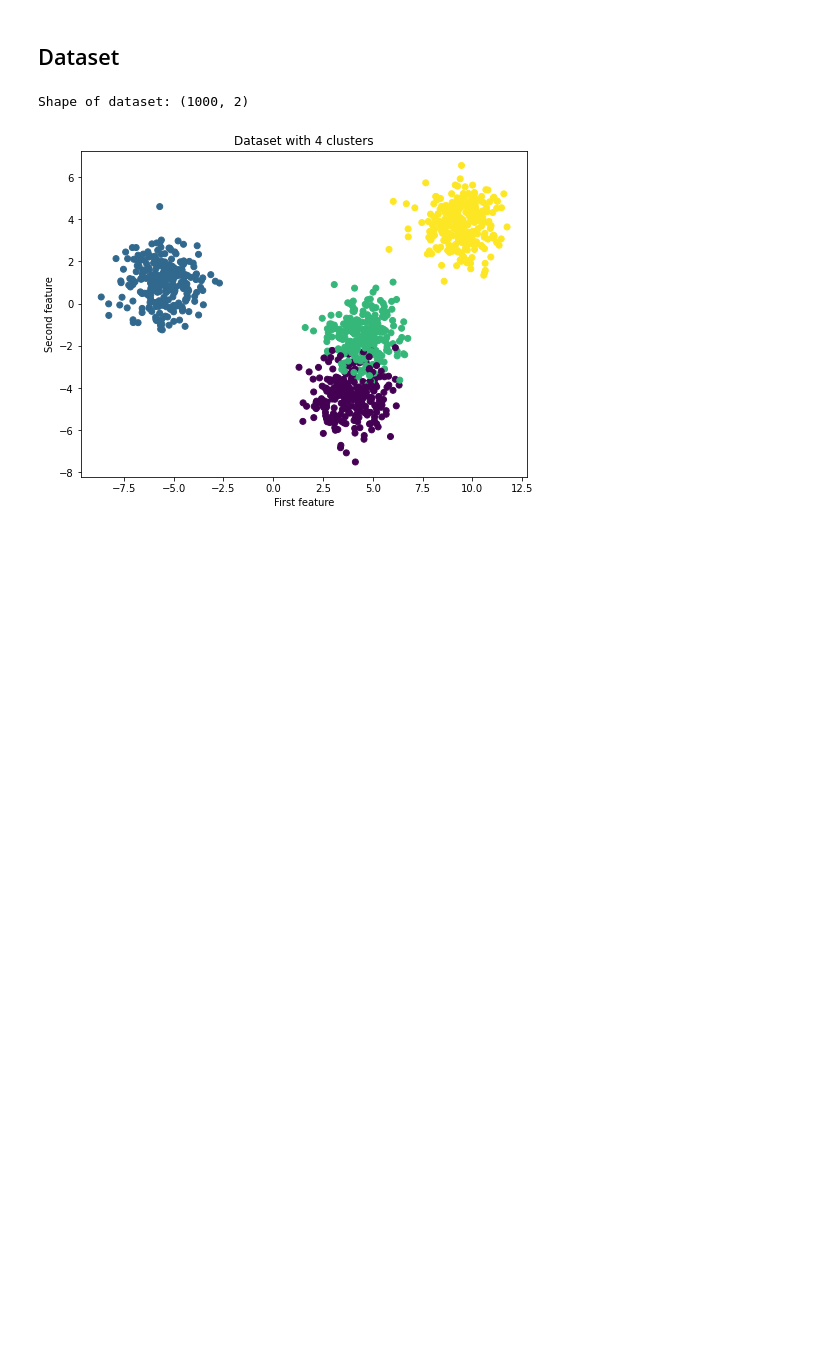
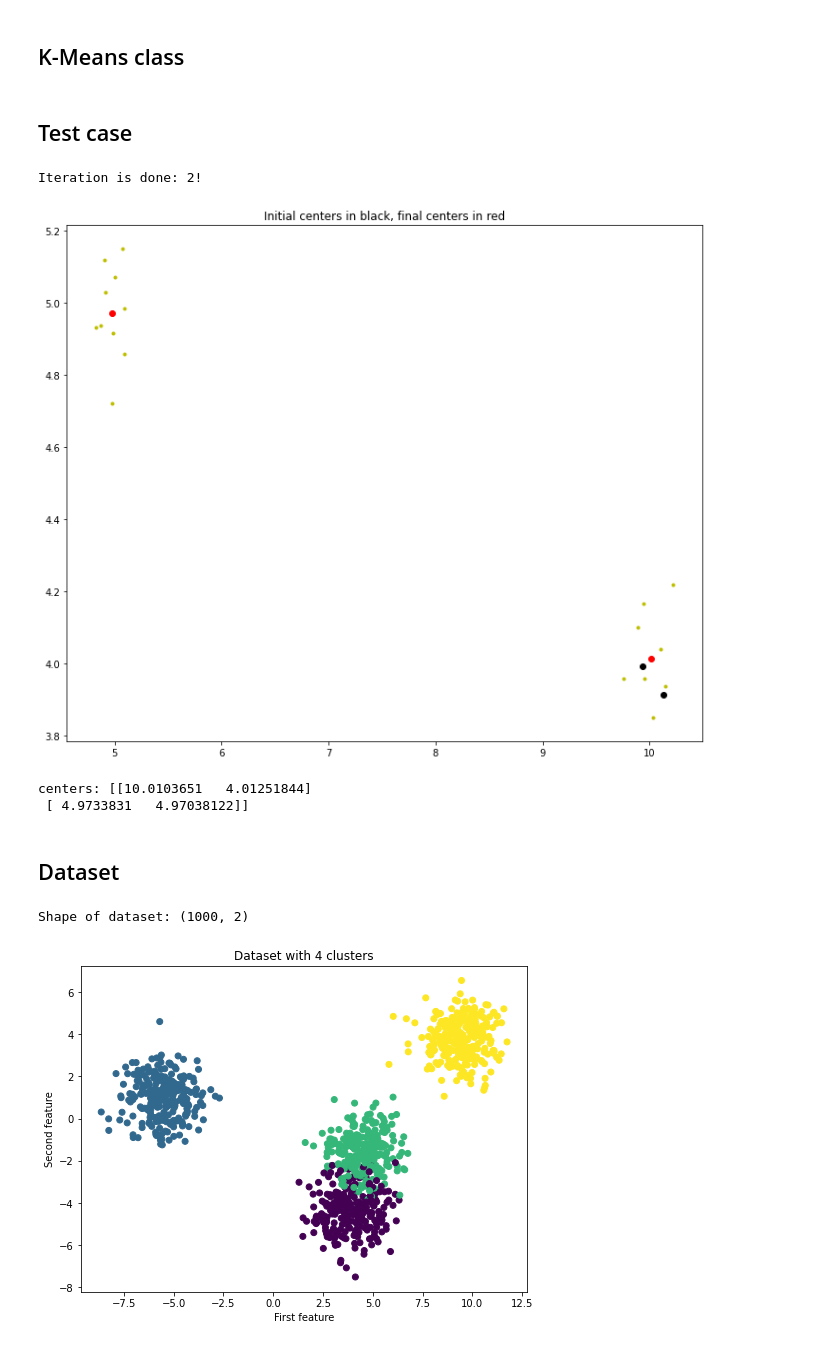
Before and after one commit to louis-xu-ustc/machine_learning_basics, a Jupyter notebook: kmeans.ipynb, the cells around one changed output. Saved outputs shown, nothing was run; the diff lists cells and outputs as text; code cells hidden in the pictures; blank space fills up the shorter version.

```diff
--- a/kmeans.ipynb
+++ b/kmeans.ipynb
@@ -44,3 +53,5 @@ from sklearn.datasets import make_blobs
 np.random.seed(123)
 
 # % matplotlib inline
+# %% [markdown]
+## K-Means class
@@ -46,0 +119,20 @@ np.random.seed(123)
+# %% [markdown]
+## Test case
+# %%
+data1 = np.random.normal(loc=(10, 4), scale=0.1, size=(10, 2))
+data2 = np.random.normal(loc=(5, 5), scale=0.1, size=(10, 2))
+
+# X = np.concatenate((data1, data2), axis=0)
+X = np.vstack((data1, data2))
+
+kmeans = MyKMeansCluster(n_cluster = 2)
+# print("type: {}, shape: {}".format(type(X), X.shape))
+kmeans.fit(X)
+kmeans.plot_clusters(X)
+
+print("centers: {}".format(kmeans.get_center()))
+# %% [output]
+Iteration is done: 2!
+[figure, added]
+centers: [[10.0103651   4.01251844]
+ [ 4.9733831   4.97038122]]
```
Also changed, not shown: parts of 8 cells of this notebook, 21 other files.
